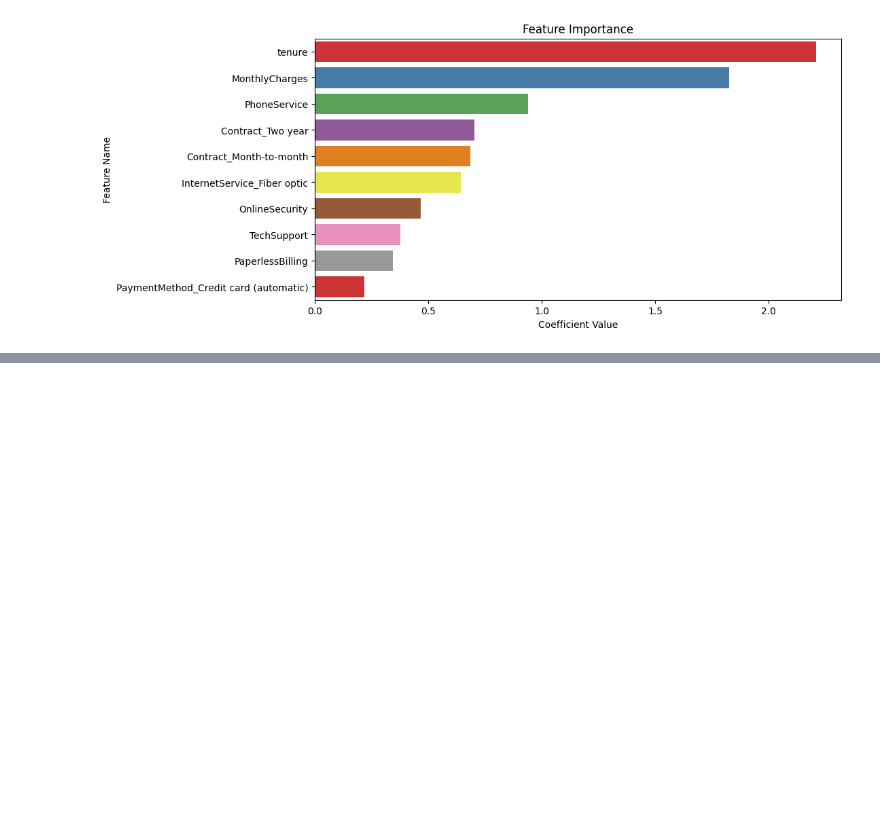
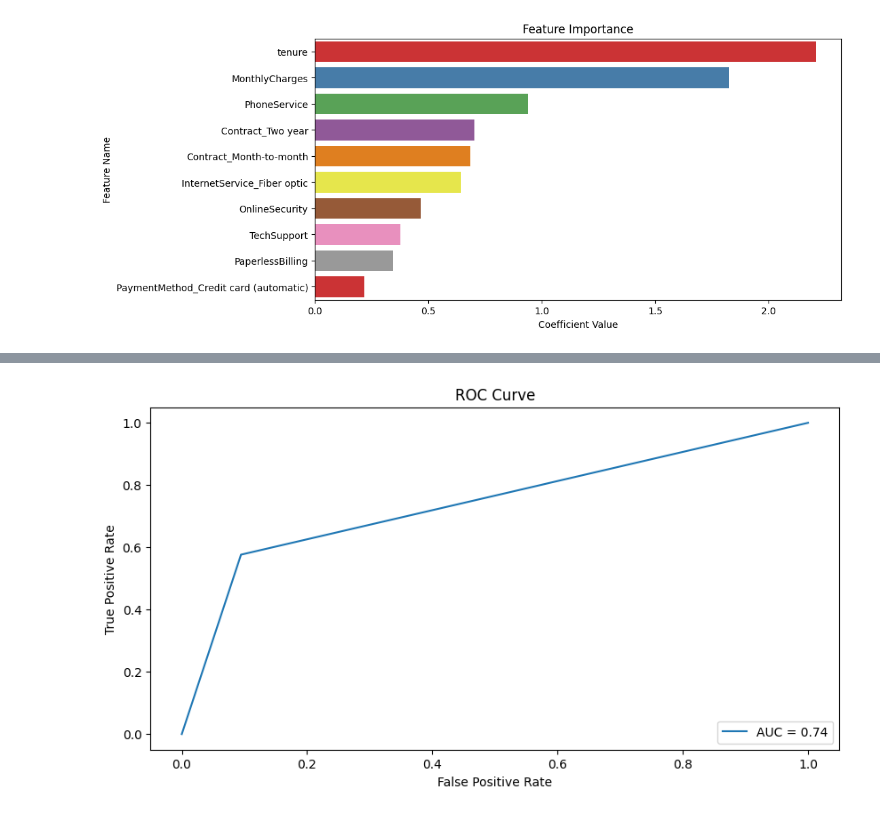
Before and after one commit to KosalChansothay/Customer-Churn-Project, a Jupyter notebook: code.ipynb, the cells around one changed output, grey strips where cells are left out. Saved outputs shown, nothing was run; the diff lists cells and outputs as text; code cells hidden in the pictures; blank space fills up the shorter version.

```diff
--- a/code.ipynb
+++ b/code.ipynb
@@ -1006,0 +1024,12 @@ plt.show()
+# %%
+auc = roc_auc_score(y_test, y_pred1)
+fpr, tpr, thresholds = roc_curve(y_test, y_pred1)
+plt.figure(figsize=(10, 5))
+plt.plot(fpr, tpr, label = 'AUC = %.2f' % auc)
+plt.xlabel('False Positive Rate')
+plt.ylabel('True Positive Rate')
+plt.title('ROC Curve')
+plt.legend(loc='lower right')
+plt.show()
+# %% [output]
+[figure, added]
```
Also changed, not shown: parts of 11 cells of this notebook.
